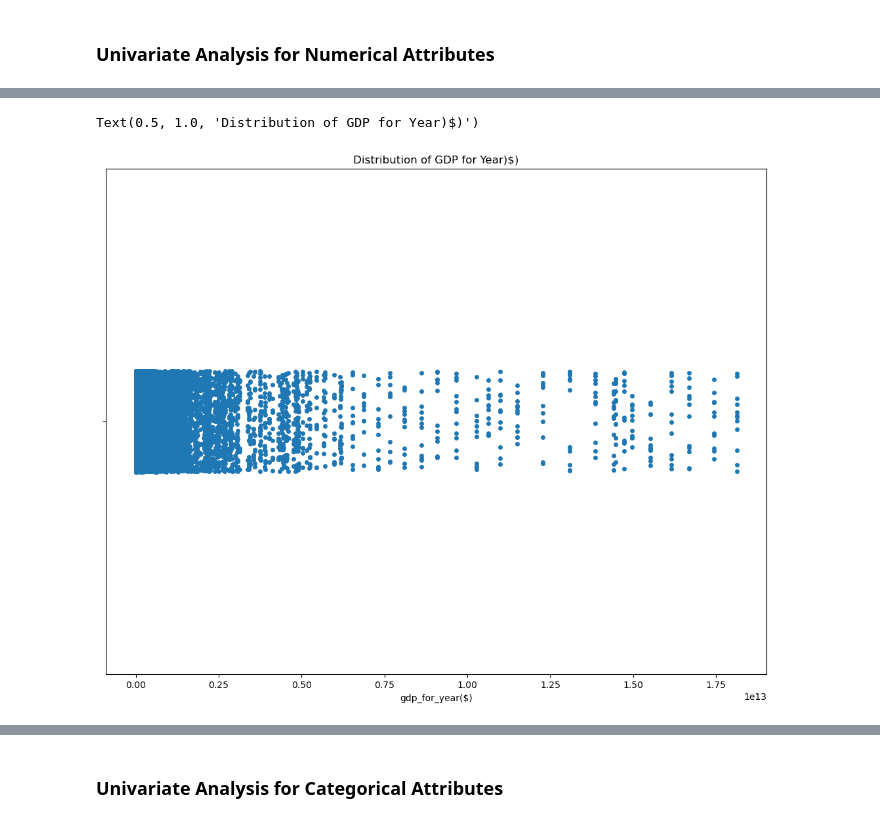
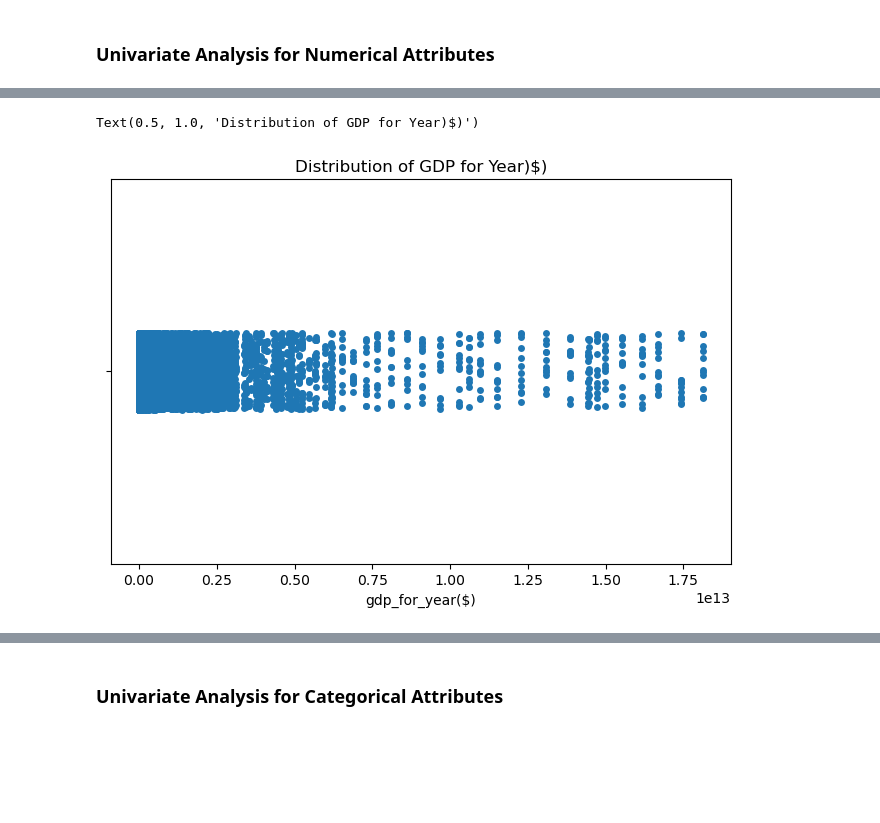
Before and after one commit to liptika/Machine_Learning_Projects, a Jupyter notebook: Suicide_Rate_Prediction/Suicide_Rate_Prediction.ipynb, the cells around one changed output, grey strips where cells are left out. Drawn from its saved outputs; the diff is of its cells as text; code cells hidden in the pictures; blank space fills up the shorter version.

```diff
--- a/Suicide_Rate_Prediction/Suicide_Rate_Prediction.ipynb
+++ b/Suicide_Rate_Prediction/Suicide_Rate_Prediction.ipynb
@@ -280,8 +262,8 @@ Text(0.5, 1.0, 'Distribution of GDP for Year)$)')
 # %%
-plt.figure(figsize = (13,10))
+plt.figure(figsize = (8,5))
 sns.stripplot(x = 'gdp_for_year($)',data = df)
 plt.title("Distribution of GDP for Year)$)")
 # %% [output]
 Text(0.5, 1.0, 'Distribution of GDP for Year)$)')
-[figure, old version]
+[figure, new version]
 # %%
```
Also changed, not shown: parts of 90 cells of this notebook.
